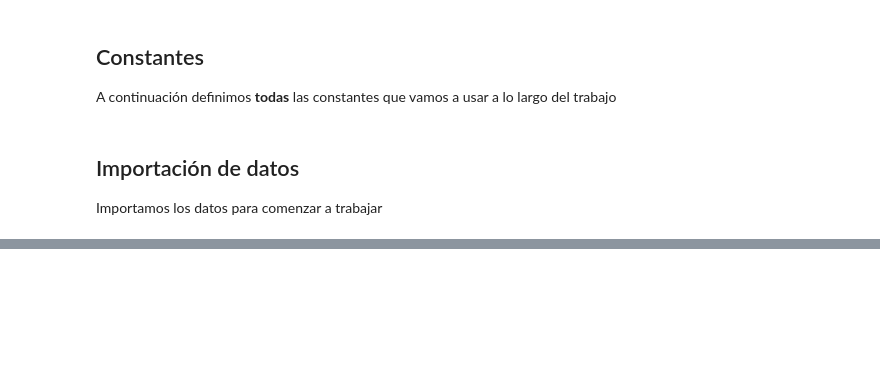
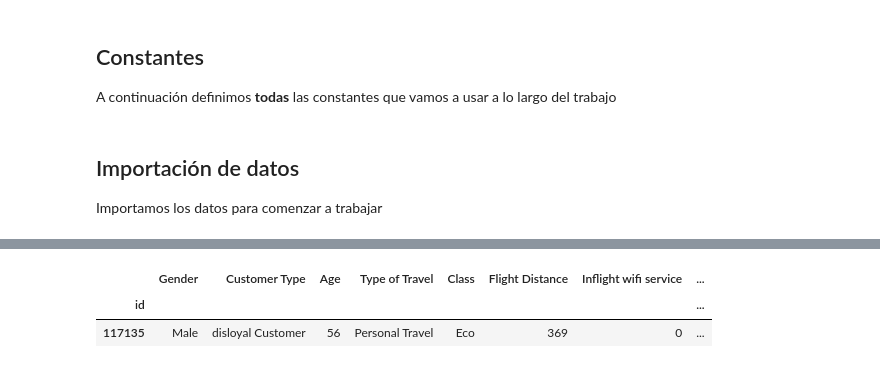
Before and after one commit to TomasSG/Parcial2-CienciaDeDatos, a Jupyter notebook: notebook/Parcial2.ipynb, the cells around one changed output, grey strips where cells are left out. Saved outputs shown, nothing was run; the diff lists cells and outputs as text; code cells hidden in the pictures; blank space fills up the shorter version.

Commit message:
Establecí id como index y renombre la target a CLASE

```diff
--- a/notebook/Parcial2.ipynb
+++ b/notebook/Parcial2.ipynb
@@ -98,0 +111,17 @@ datos_raw = pd.read_csv(URL_DATOS, sep=COLUMN_SEP, decimal=DECIMAL_SEP)
+# %%
+# Hacemos una copia de los datos para trabajar
+datos_eda = datos_raw.copy()
+
+# Establecemos "id" como índice de las filas
+datos_eda.set_index("id", inplace=True)
+
+# Renombramos la variable target a "CLASE"
+datos_eda["CLASE"] = datos_eda["satisfaction_v2"]
+datos_eda.drop("satisfaction_v2", axis=1, inplace=True) # axis=1 para indicar que es una columna
+
+# Verificamos que se hayan realizado correctamente las operaciones
+datos_eda.head(1)
+# %% [output]
+|  | Gender | Customer Type | Age | Type of Travel | Class | Flight Distance | Inflight wifi service | ... |
+| id |  |  |  |  |  |  |  | ... |
+| 117135 | Male | disloyal Customer | 56 | Personal Travel | Eco | 369 | 0 | ... |
```
Also changed, not shown: parts of 2 cells of this notebook.
